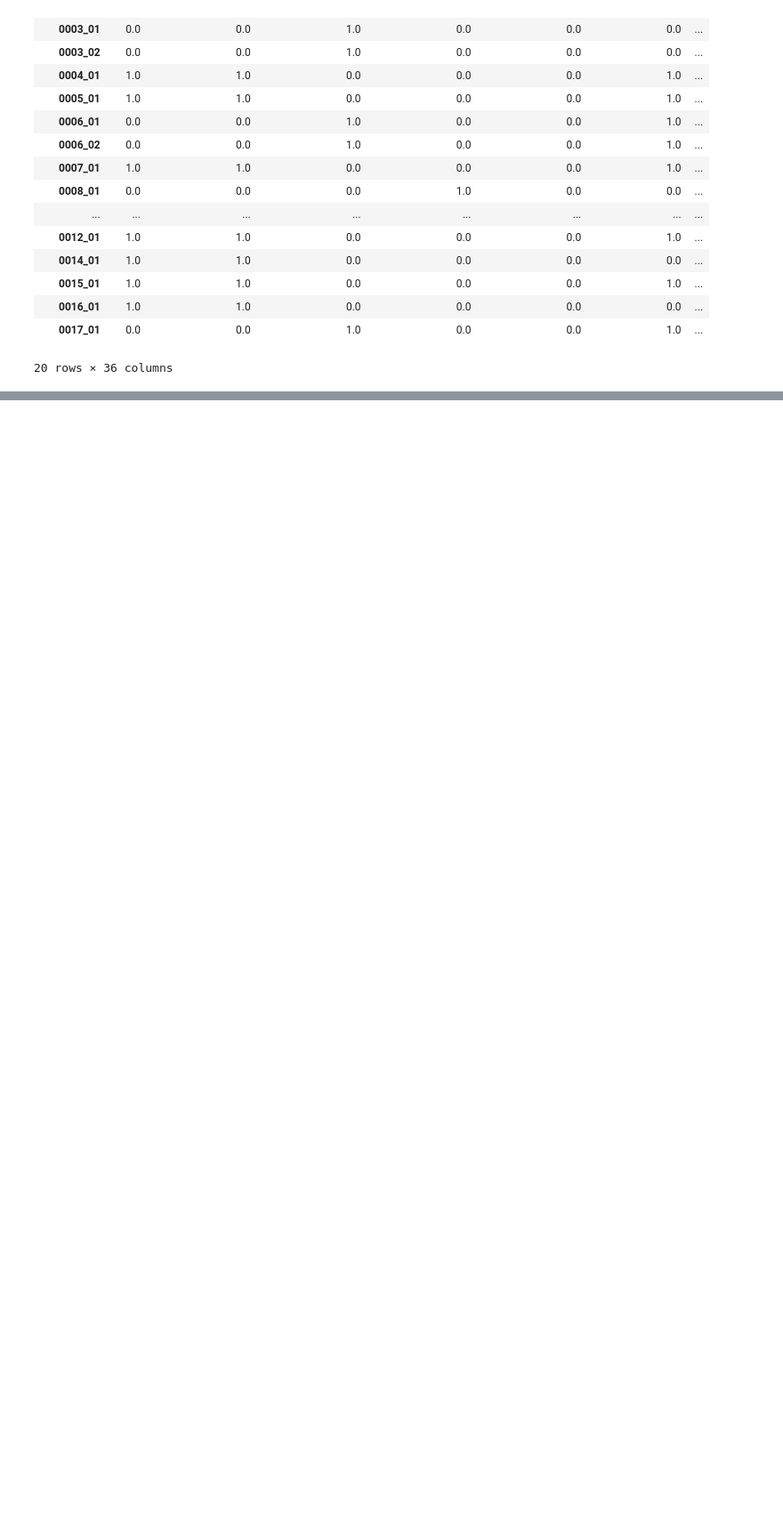
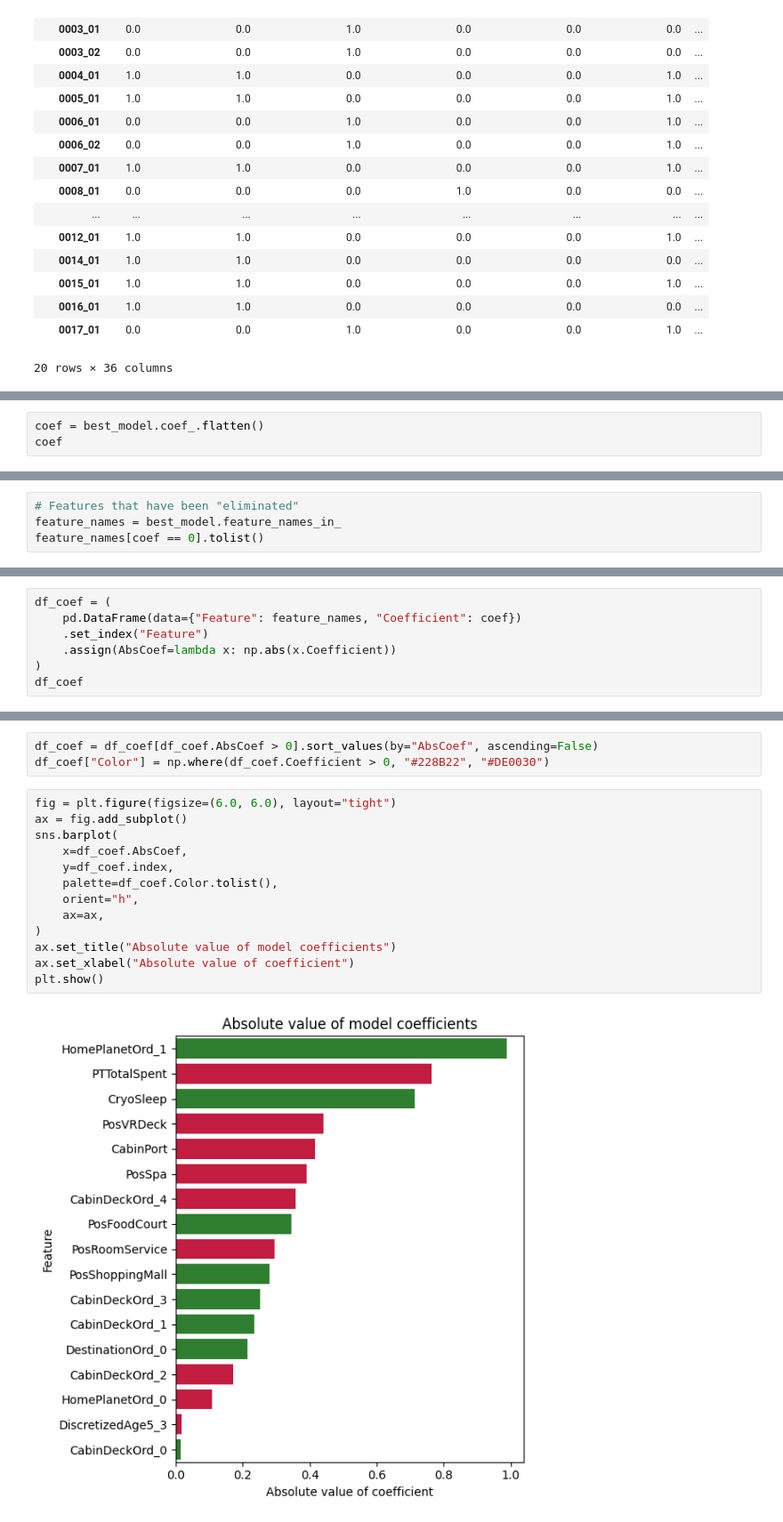
Before and after one commit to mwoitek/spaceship-titanic, a Jupyter notebook: notebooks/logistic_regression.ipynb, the cells around one changed output, grey strips where cells are left out. Shown: that part at 89% size. Drawn from its saved outputs; the diff is of its cells as text; blank space fills up the shorter version.

```diff
--- a/notebooks/logistic_regression.ipynb
+++ b/notebooks/logistic_regression.ipynb
@@ -256,0 +347,3 @@ df.head(20)
+# %%
+coef = best_model.coef_.flatten()
+coef
@@ -256,0 +357,4 @@ df.head(20)
+# %%
+# Features that have been "eliminated"
+feature_names = best_model.feature_names_in_
+feature_names[coef == 0].tolist()
@@ -256,0 +374,7 @@ df.head(20)
+# %%
+df_coef = (
+    pd.DataFrame(data={"Feature": feature_names, "Coefficient": coef})
+    .set_index("Feature")
+    .assign(AbsCoef=lambda x: np.abs(x.Coefficient))
+)
+df_coef
@@ -256,0 +400,18 @@ df.head(20)
+# %%
+df_coef = df_coef[df_coef.AbsCoef > 0].sort_values(by="AbsCoef", ascending=False)
+df_coef["Color"] = np.where(df_coef.Coefficient > 0, "#228B22", "#DE0030")
+# %%
+fig = plt.figure(figsize=(6.0, 6.0), layout="tight")
+ax = fig.add_subplot()
+sns.barplot(
+    x=df_coef.AbsCoef,
+    y=df_coef.index,
+    palette=df_coef.Color.tolist(),
+    orient="h",
+    ax=ax,
+)
+ax.set_title("Absolute value of model coefficients")
+ax.set_xlabel("Absolute value of coefficient")
+plt.show()
+# %% [output]
+[figure, added]
```
Also changed, not shown: parts of 16 cells of this notebook, 1 other file.
